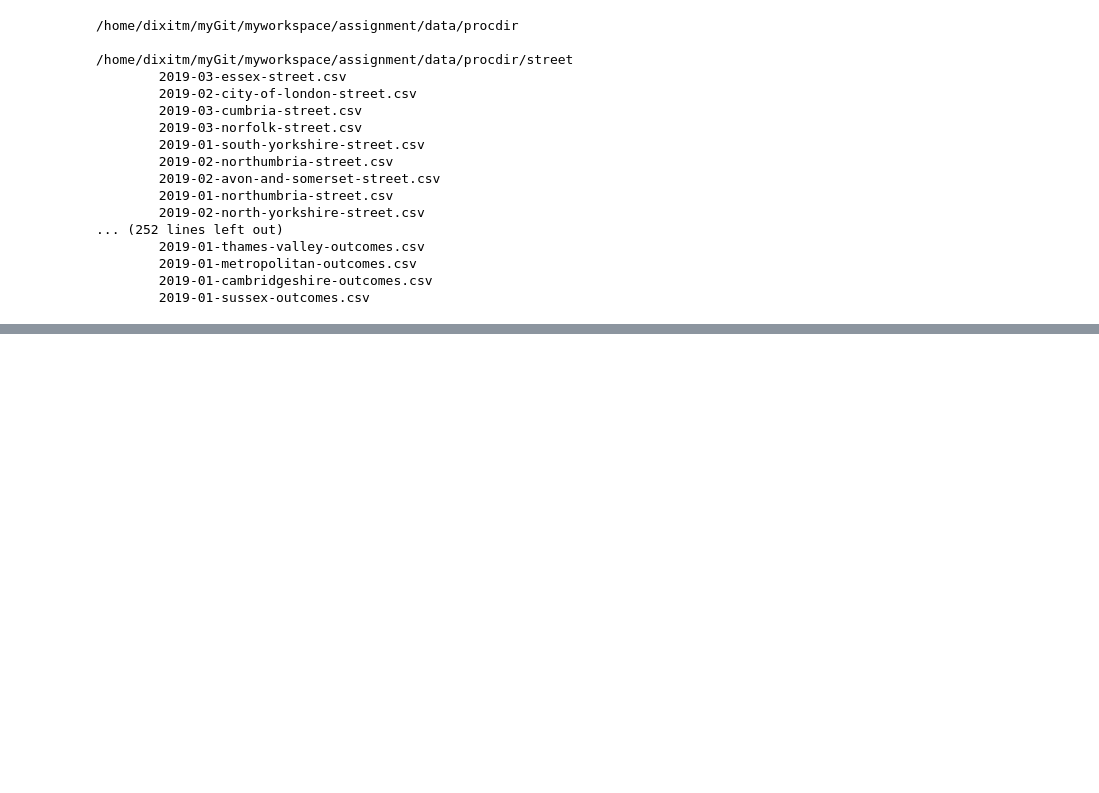
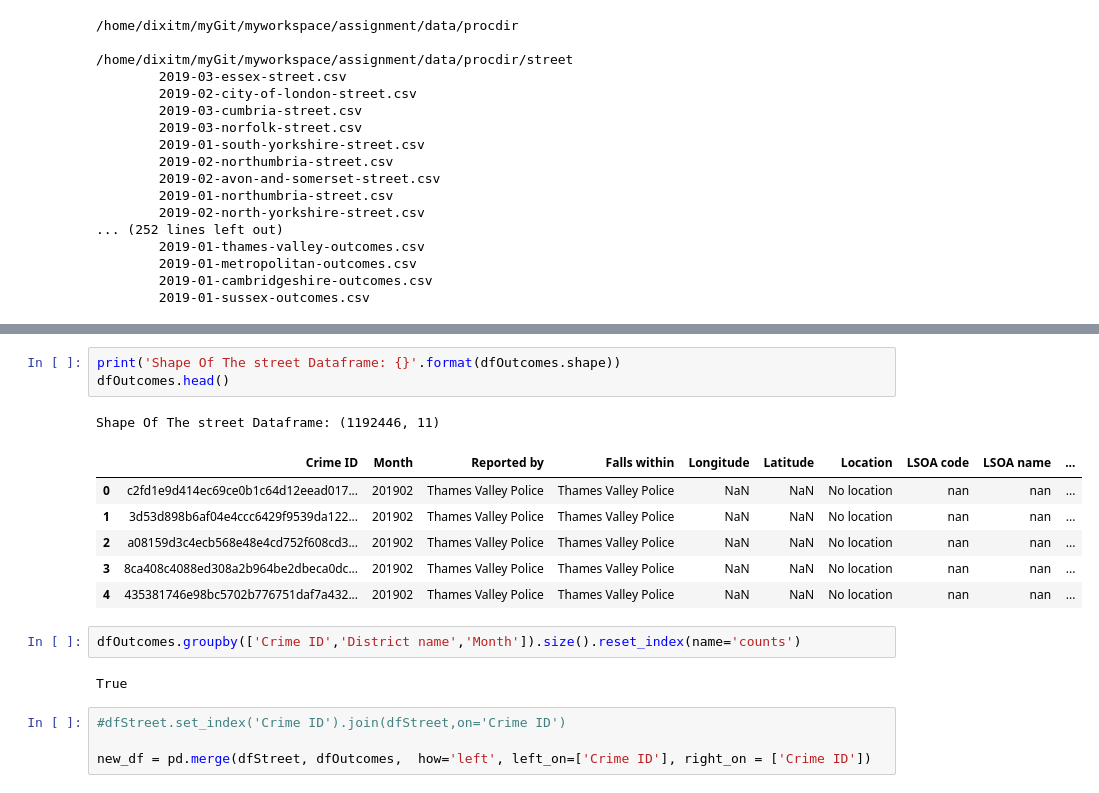
Before and after one commit to dixitm20/myworkspace, a Jupyter notebook: assignment/code-python/process_crimedata_and_load_to_es.ipynb, the cells around one changed output, grey strips where cells are left out. Cells and saved outputs as stored; diff of their text form; blank space fills up the shorter version.

```diff
--- a/assignment/code-python/process_crimedata_and_load_to_es.ipynb
+++ b/assignment/code-python/process_crimedata_and_load_to_es.ipynb
@@ -146,0 +305,19 @@ for path,dirs,files in os.walk(str(procDataDir)):
+# %%
+print('Shape Of The street Dataframe: {}'.format(dfOutcomes.shape))
+dfOutcomes.head()
+# %% [output]
+Shape Of The street Dataframe: (1192446, 11)
+|  | Crime ID | Month | Reported by | Falls within | Longitude | Latitude | Location | LSOA code | LSOA name | ... |
+| 0 | c2fd1e9d414ec69ce0b1c64d12eead017... | 201902 | Thames Valley Police | Thames Valley Police | NaN | NaN | No location | nan | nan | ... |
+| 1 | 3d53d898b6af04e4ccc6429f9539da122... | 201902 | Thames Valley Police | Thames Valley Police | NaN | NaN | No location | nan | nan | ... |
+| 2 | a08159d3c4ecb568e48e4cd752f608cd3... | 201902 | Thames Valley Police | Thames Valley Police | NaN | NaN | No location | nan | nan | ... |
+| 3 | 8ca408c4088ed308a2b964be2dbeca0dc... | 201902 | Thames Valley Police | Thames Valley Police | NaN | NaN | No location | nan | nan | ... |
+| 4 | 435381746e98bc5702b776751daf7a432... | 201902 | Thames Valley Police | Thames Valley Police | NaN | NaN | No location | nan | nan | ... |
+# %%
+dfOutcomes.groupby(['Crime ID','District name','Month']).size().reset_index(name='counts')
+# %% [output]
+True
+# %%
+#dfStreet.set_index('Crime ID').join(dfStreet,on='Crime ID')
+
+new_df = pd.merge(dfStreet, dfOutcomes,  how='left', left_on=['Crime ID'], right_on = ['Crime ID'])
```
Also changed, not shown: parts of 15 cells of this notebook.
